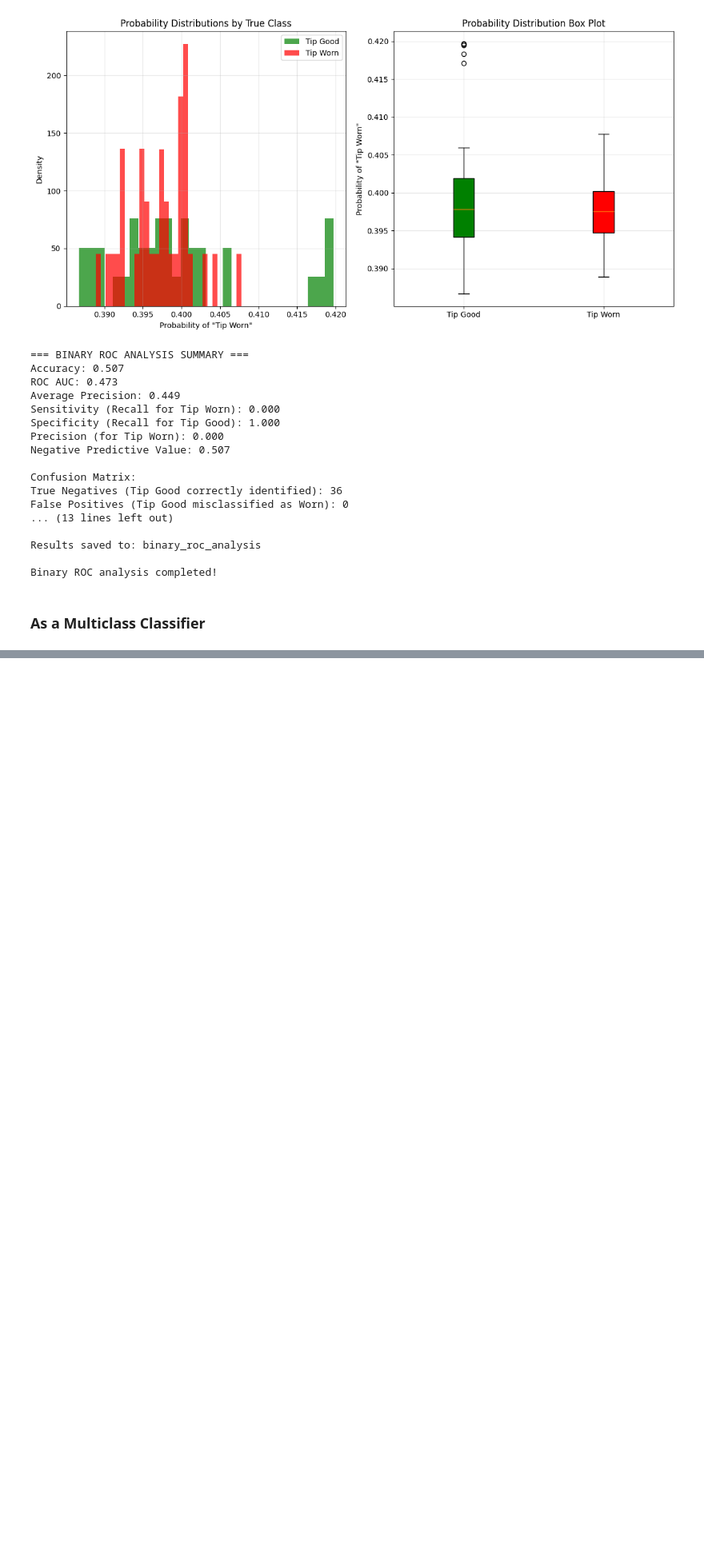
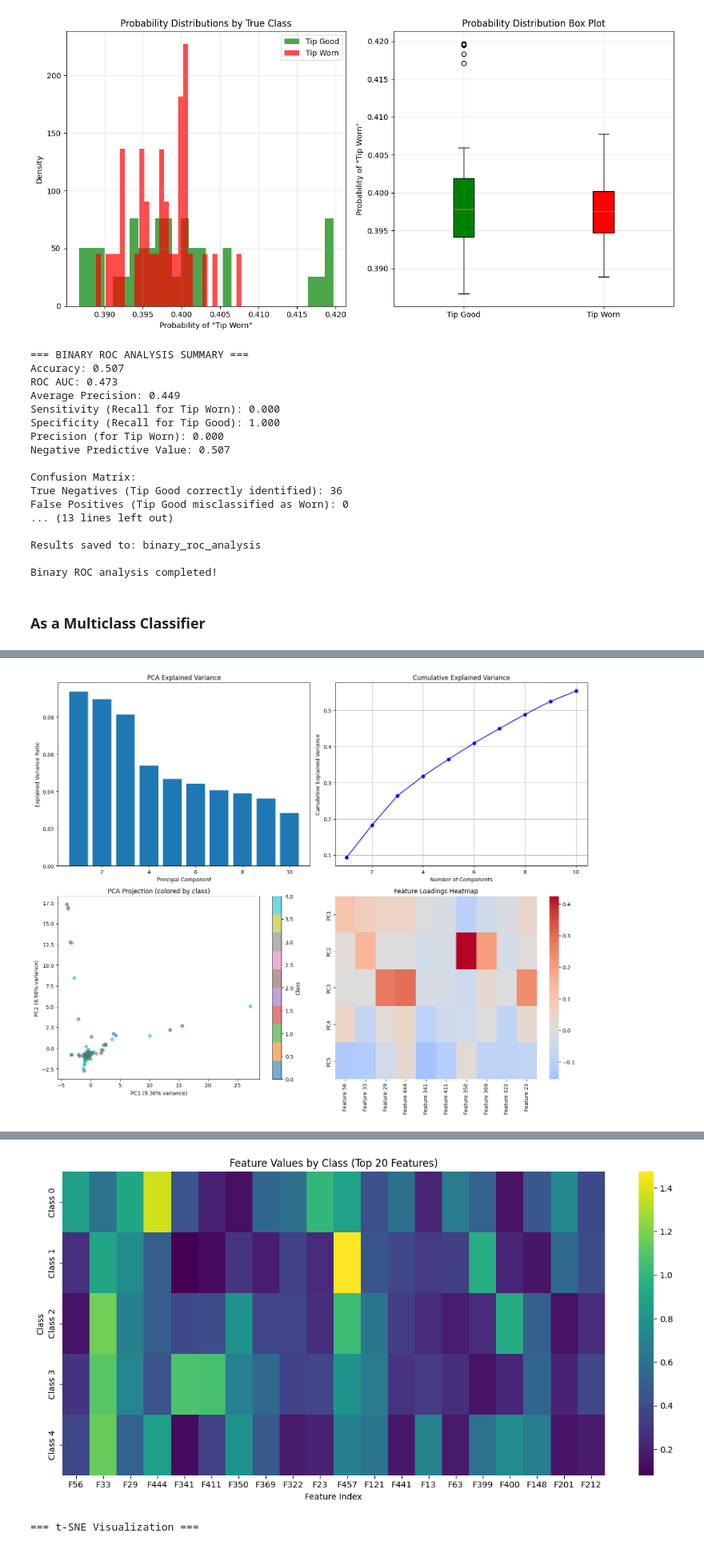
Before and after one commit to colinedsall/ofdspm, a Jupyter notebook: barlow_twins.ipynb, the cells around one changed output, grey strips where cells are left out. Shown at 80% size. Drawn from its saved outputs; the diff is of its cells as text; code cells hidden in the pictures; blank space fills up the shorter version.

Commit message:
Updated to start handling parameter analysis.

```diff
--- a/barlow_twins.ipynb
+++ b/barlow_twins.ipynb
@@ -2514,0 +2957,70 @@ Total files processed: 71
+# %%
+# Usage example:
+# Assuming you have a validation dataloader available from your training code
+device = torch.device("cuda" if torch.cuda.is_available() else "cpu")
+print(f"Using device: {device}")
+
+# Data loading parameters
+base_dir = "exp_data/June 18"
+subfolders = ["read_out", "wear_out"]
+
+# Load IBW data
+ibw_data_list = []
+scan_indices = []
+
+print("Loading IBW files...")
+for folder in subfolders:
+    folder_path = os.path.join(base_dir, folder)
+    if not os.path.exists(folder_path):
+        print(f"Warning: Folder {folder_path} does not exist, skipping...")
+        continue
+
+    files = sorted([f for f in os.listdir(folder_path) if f.lower().endswith(".ibw")])
+    print(f"Found {len(files)} IBW files in {folder}")
+
+    for i, file in enumerate(files):
+        path = os.path.join(folder_path, file)
+        try:
+            ibw = load_ibw(path)
+            ibw_data_list.append(ibw)
+            # Extract scan index from filename or use sequential numbering
+            scan_idx = i + 1  # You might want to parse this from filename
+            scan_indices.append(scan_idx)
+        except Exception as e:
+            print(f"Error loading {path}: {e}")
+
+print(f"Successfully loaded {len(ibw_data_list)} IBW files")
+
+# Data transforms
+transform = transforms.Compose([
+    transforms.ToTensor(),
+    transforms.Normalize(mean=[0.485, 0.456, 0.406], std=[0.229, 0.224, 0.225])
+])
+
+# Create dataset with multi-class labeling
+dataset = EnhancedAFMDataset(
+    ibw_data_list,
+    scan_indices,
+    compute_rewards=True,  # Compute rewards for potential use
+    transform=transform,
+    use_augmentation=True,
+    crops_per_image=9
+)
+
+print(f"Dataset size: {len(dataset)} samples")
+print(f"Augmentation factor: {len(dataset) / len(ibw_data_list):.1f}x")
+
+# Split dataset
+train_size = int(0.8 * len(dataset))
+val_size = len(dataset) - train_size
+train_dataset, val_dataset = random_split(dataset, [train_size, val_size])
+
+# Create data loaders
+val_loader = DataLoader(val_dataset, batch_size=32, shuffle=False, num_workers=0)
+
+analysis_results = main_feature_analysis(
+    model_path="barlow_twins_multiclass_classifier.pth",
+    encoder_path="best_barlow_twins_encoder.pth",
+    val_loader=val_loader  # Your validation dataloader
+)
+# %% [output]
@@ -2514,0 +3047 @@ Total files processed: 71
+[figure, added]
@@ -2514,0 +3065,2 @@ Total files processed: 71
+[figure, added]
+=== t-SNE Visualization ===
```
Also changed, not shown: parts of 10 cells of this notebook, 2 other files.
